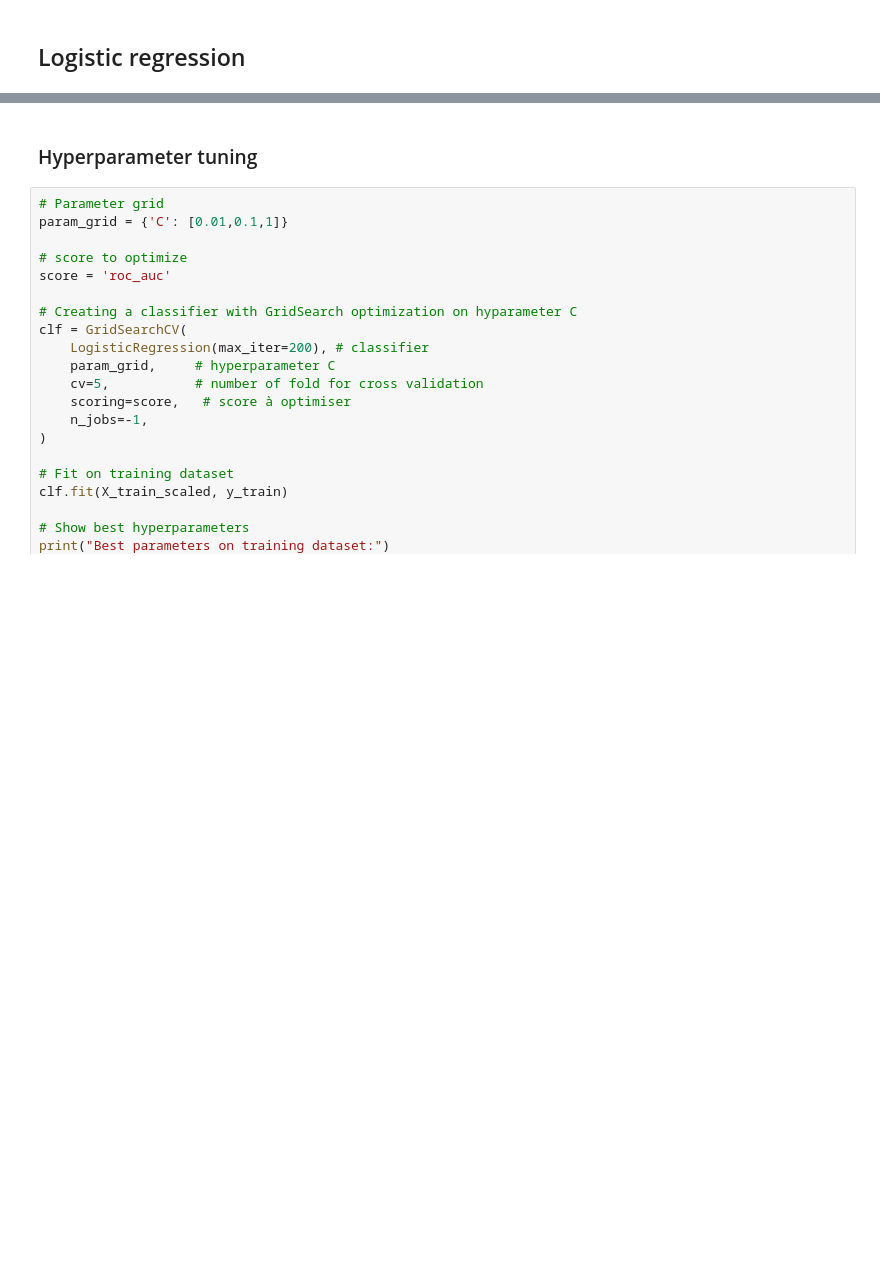
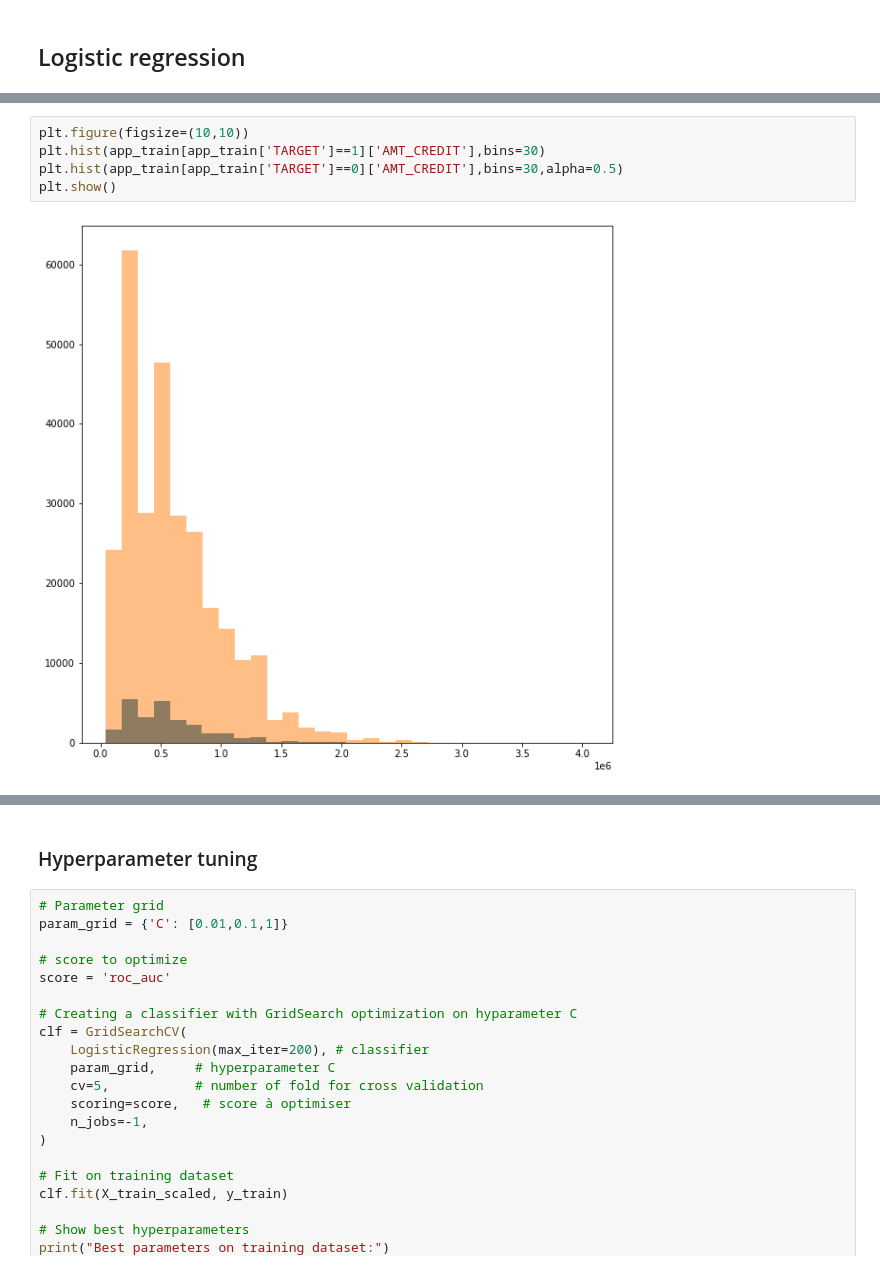
Before and after one commit to yhereng/OpenClassrooms, a Jupyter notebook: OC-P4/Projet 4 - Construisez un modèle de scoring.ipynb, the cells around one changed output, grey strips where cells are left out. Drawn from its saved outputs; the diff is of its cells as text; blank space fills up the shorter version.

```diff
--- a/OC-P4/Projet 4 - Construisez un modèle de scoring.ipynb
+++ b/OC-P4/Projet 4 - Construisez un modèle de scoring.ipynb
@@ -485,0 +684,7 @@ lg_coef.sort_values(by='coeff').tail(10)
+# %%
+plt.figure(figsize=(10,10))
+plt.hist(app_train[app_train['TARGET']==1]['AMT_CREDIT'],bins=30)
+plt.hist(app_train[app_train['TARGET']==0]['AMT_CREDIT'],bins=30,alpha=0.5)
+plt.show()
+# %% [output]
+[figure, added]
```
Also changed, not shown: parts of 80 cells of this notebook.
